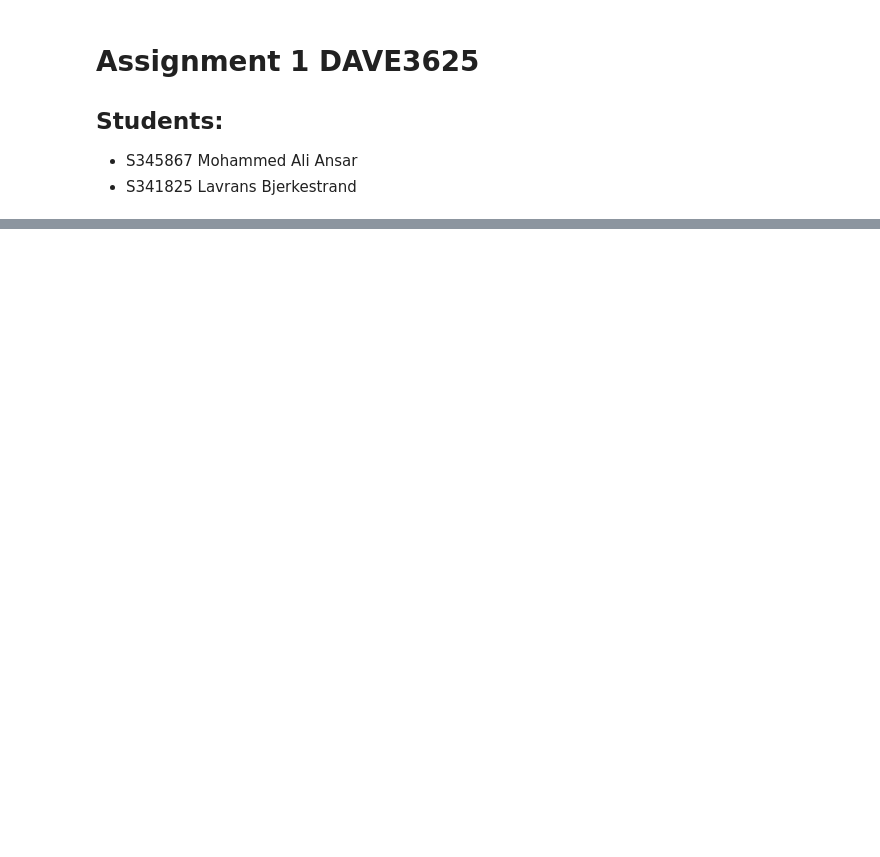
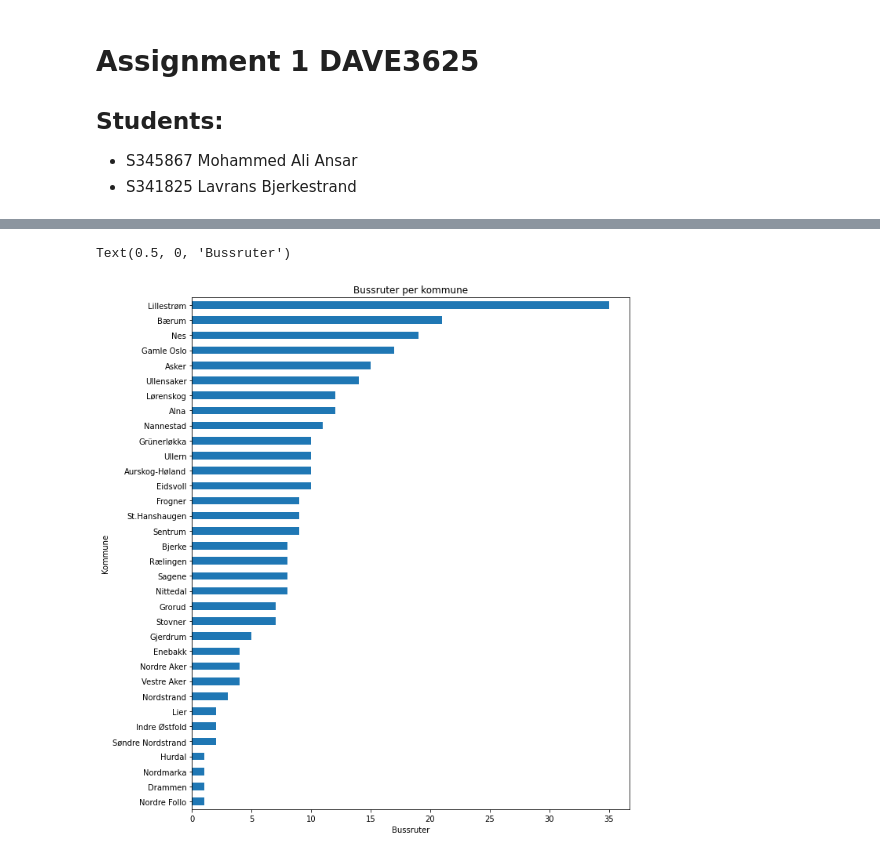
Before and after one commit to AliAnsar123/Assignment-1-DAVE3625, a Jupyter notebook: Assignment 1.ipynb, the cells around one changed output, grey strips where cells are left out. Cells and saved outputs as stored; diff of their text form; code cells hidden in the pictures; blank space fills up the shorter version.

```diff
--- a/Assignment 1.ipynb
+++ b/Assignment 1.ipynb
@@ -77,0 +80,6 @@ plot.show()
+# %%
+plot = df.groupby('Kommune')['Linjenavn'].nunique().sort_values().plot.barh(figsize=(10, 12), title='Bussruter per kommune')
+plot.set_xlabel('Bussruter')
+# %% [output]
+Text(0.5, 0, 'Bussruter')
+[figure, added]
```
Also changed, not shown: parts of 11 cells of this notebook.
